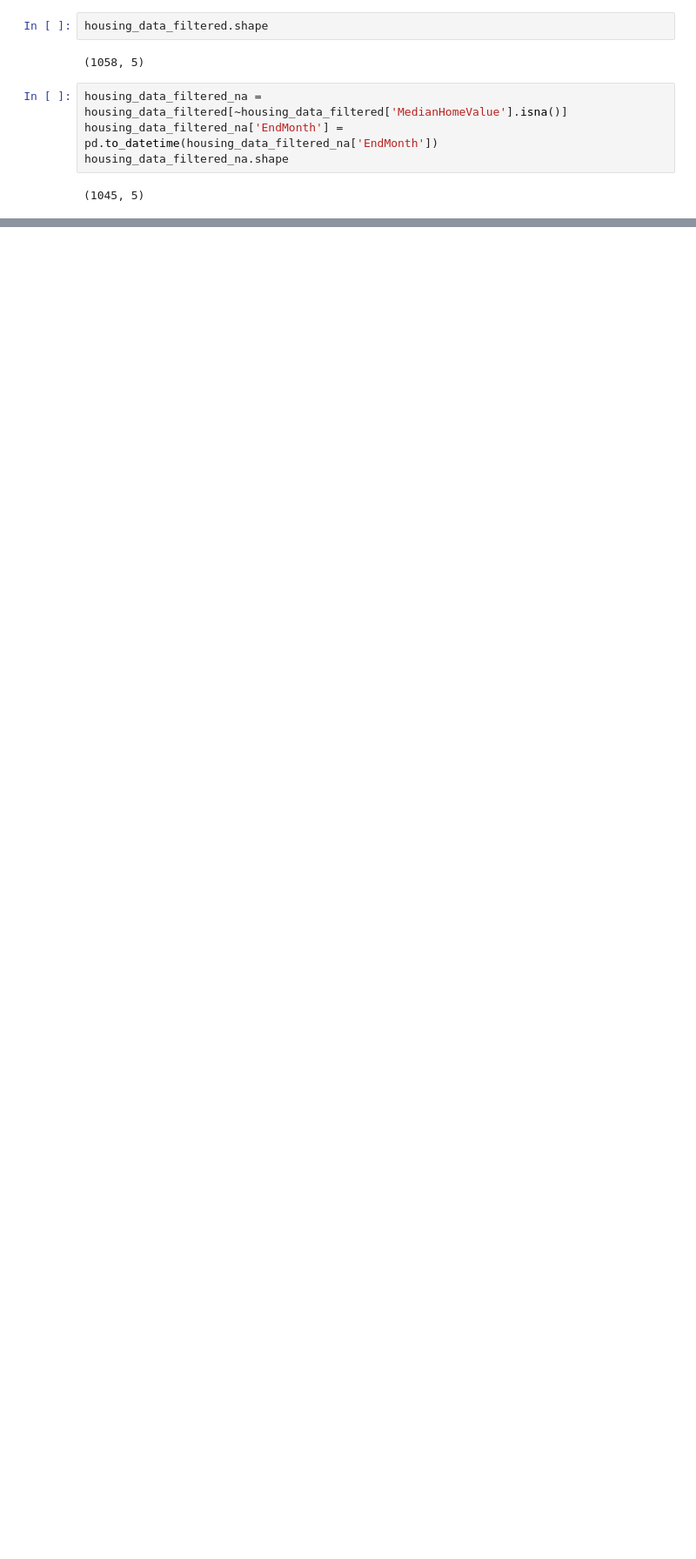
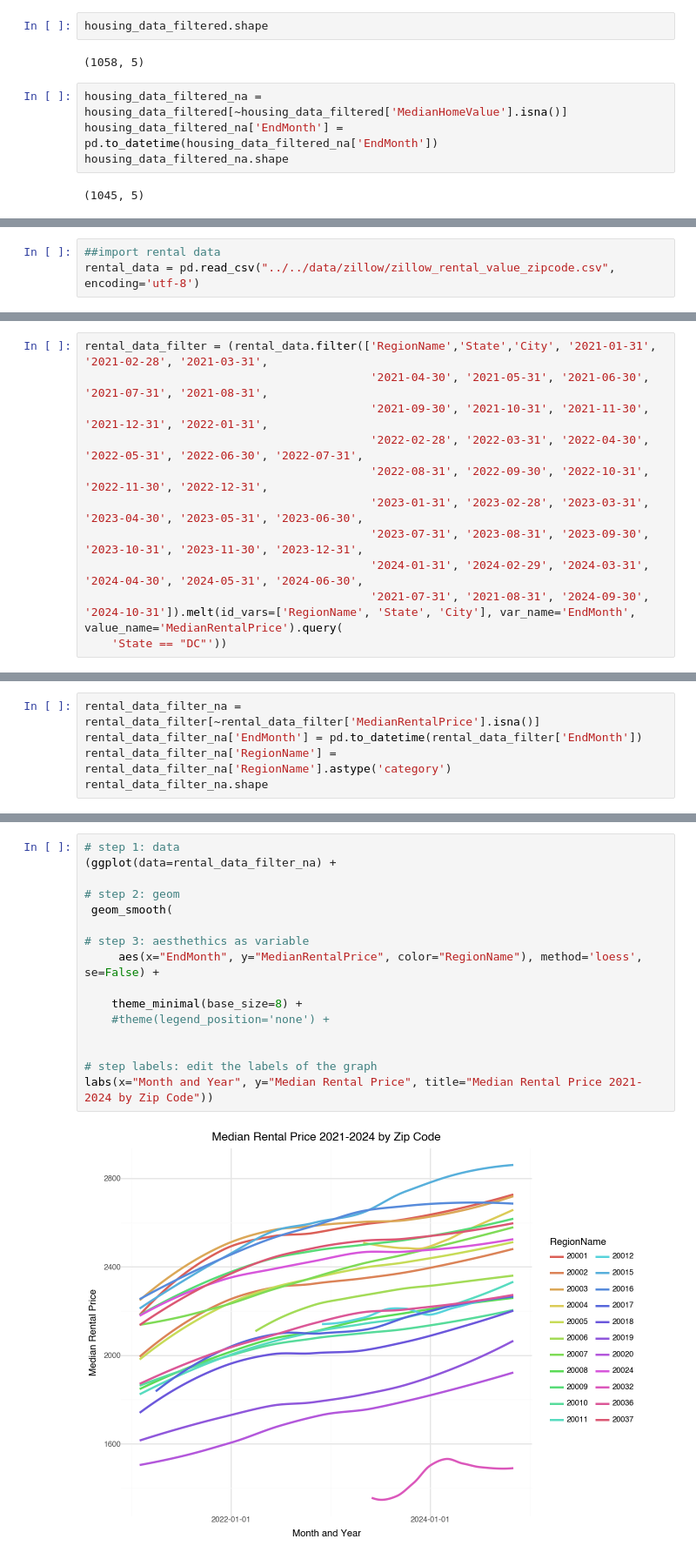
Before and after one commit to rebeccalwagner/PPOL_5203_FinalProject, a Jupyter notebook: files/visualizations/zillow_viz.ipynb, the cells around one changed output, grey strips where cells are left out. Shown: that part at 87% size. Saved outputs shown, nothing was run; the diff lists cells and outputs as text; blank space fills up the shorter version.

```diff
--- a/files/visualizations/zillow_viz.ipynb
+++ b/files/visualizations/zillow_viz.ipynb
@@ -77,0 +76,3 @@ labs(x="Month and Year", y="Median Home Value", title="Median Home Value 2021-20
+# %%
+##import rental data
+rental_data = pd.read_csv("../../data/zillow/zillow_rental_value_zipcode.csv", encoding='utf-8')
@@ -77,0 +89,11 @@ labs(x="Month and Year", y="Median Home Value", title="Median Home Value 2021-20
+# %%
+rental_data_filter = (rental_data.filter(['RegionName','State','City', '2021-01-31', '2021-02-28', '2021-03-31',
+                                          '2021-04-30', '2021-05-31', '2021-06-30', '2021-07-31', '2021-08-31',
+                                          '2021-09-30', '2021-10-31', '2021-11-30', '2021-12-31', '2022-01-31',
+                                          '2022-02-28', '2022-03-31', '2022-04-30', '2022-05-31', '2022-06-30', '2022-07-31',
+                                          '2022-08-31', '2022-09-30', '2022-10-31', '2022-11-30', '2022-12-31',
+                                          '2023-01-31', '2023-02-28', '2023-03-31', '2023-04-30', '2023-05-31', '2023-06-30',
+                                          '2023-07-31', '2023-08-31', '2023-09-30', '2023-10-31', '2023-11-30', '2023-12-31',
+                                          '2024-01-31', '2024-02-29', '2024-03-31', '2024-04-30', '2024-05-31', '2024-06-30',
+                                          '2021-07-31', '2021-08-31', '2024-09-30', '2024-10-31']).melt(id_vars=['RegionName', 'State', 'City'], var_name='EndMonth', value_name='MedianRentalPrice').query(
+    'State == "DC"'))
@@ -77,0 +109,5 @@ labs(x="Month and Year", y="Median Home Value", title="Median Home Value 2021-20
+# %%
+rental_data_filter_na = rental_data_filter[~rental_data_filter['MedianRentalPrice'].isna()]
+rental_data_filter_na['EndMonth'] = pd.to_datetime(rental_data_filter['EndMonth'])
+rental_data_filter_na['RegionName'] = rental_data_filter_na['RegionName'].astype('category')
+rental_data_filter_na.shape
@@ -77,0 +116,18 @@ labs(x="Month and Year", y="Median Home Value", title="Median Home Value 2021-20
+# %%
+# step 1: data
+(ggplot(data=rental_data_filter_na) +
+
+# step 2: geom
+ geom_smooth(
+
+# step 3: aesthethics as variable
+     aes(x="EndMonth", y="MedianRentalPrice", color="RegionName"), method='loess', se=False) +
+
+    theme_minimal(base_size=8) +
+    #theme(legend_position='none') +
+
+
+# step labels: edit the labels of the graph
+labs(x="Month and Year", y="Median Rental Price", title="Median Rental Price 2021-2024 by Zip Code"))
+# %% [output]
+[figure, added]
```
Also changed, not shown: parts of 6 cells of this notebook.
